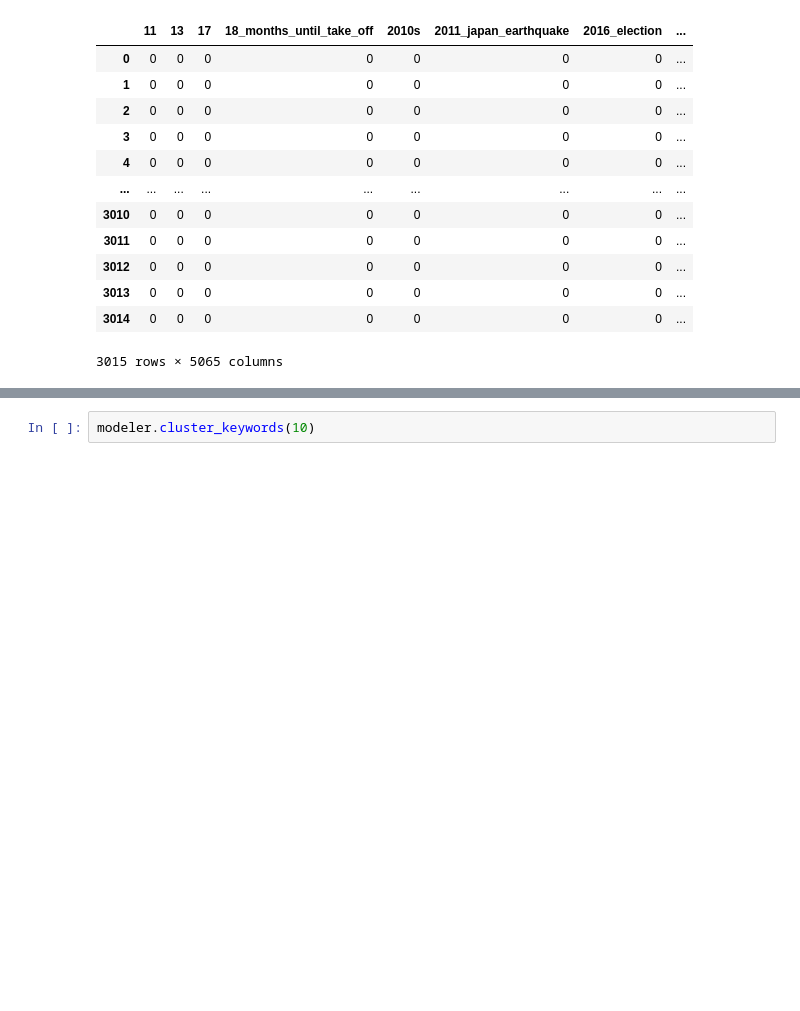
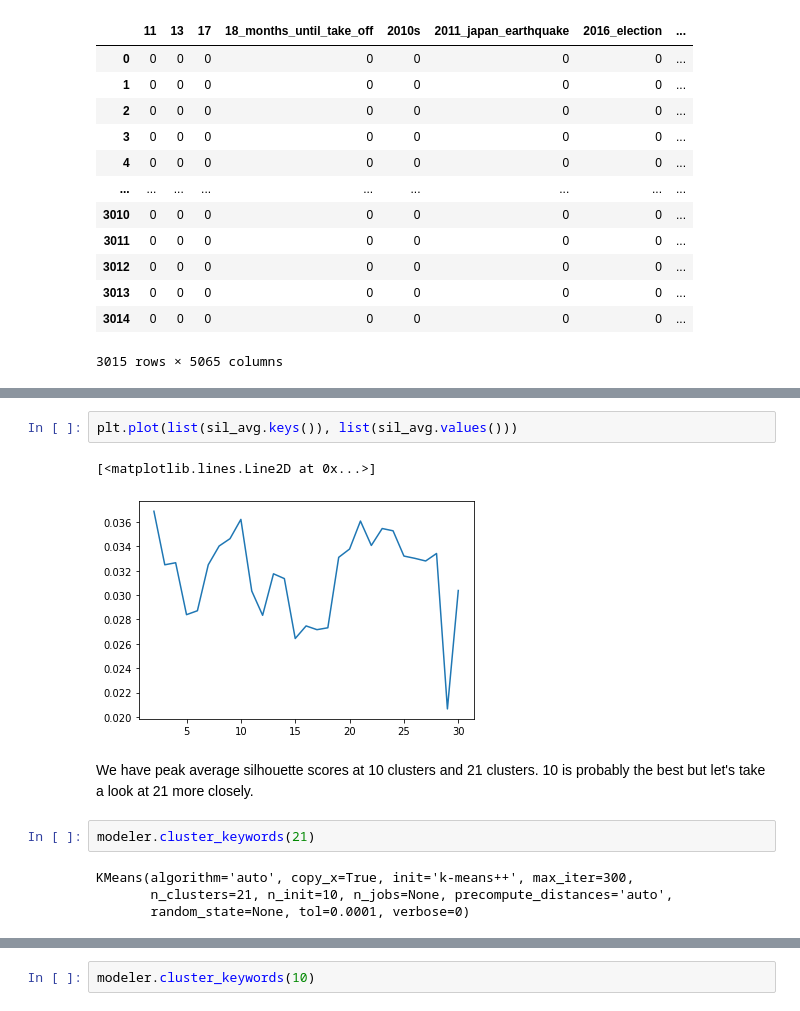
Before and after one commit to climatebrad/gndnews, a Jupyter notebook: index.ipynb, the cells around one changed output, grey strips where cells are left out. Saved outputs shown, nothing was run; the diff lists cells and outputs as text; blank space fills up the shorter version.

```diff
--- a/index.ipynb
+++ b/index.ipynb
@@ -436,0 +574,13 @@ modeler.vectorize_keywords()
+# %%
+plt.plot(list(sil_avg.keys()), list(sil_avg.values()))
+# %% [output]
+[<matplotlib.lines.Line2D at 0x...>]
+[figure, added]
+# %% [markdown]
+We have peak average silhouette scores at 10 clusters and 21 clusters. 10 is probably the best but let's take a look at 21 more closely.
+# %%
+modeler.cluster_keywords(21)
+# %% [output]
+KMeans(algorithm='auto', copy_x=True, init='k-means++', max_iter=300,
+       n_clusters=21, n_init=10, n_jobs=None, precompute_distances='auto',
+       random_state=None, tol=0.0001, verbose=0)
```
Also changed, not shown: parts of 25 cells of this notebook, 1 other file.
